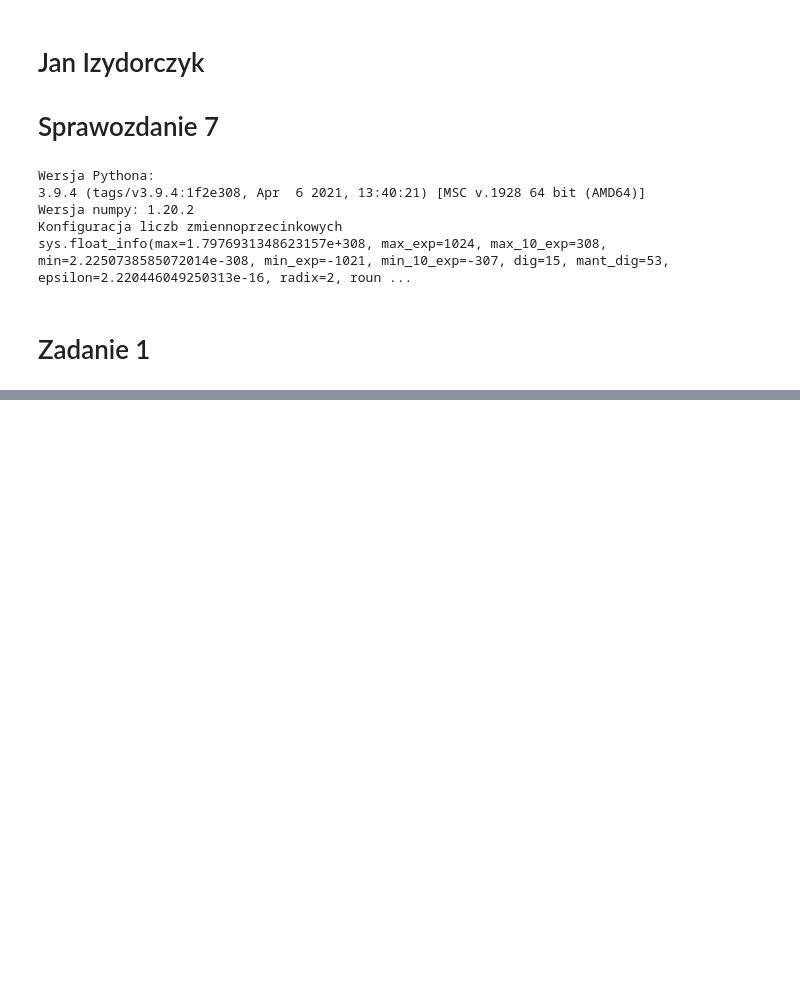
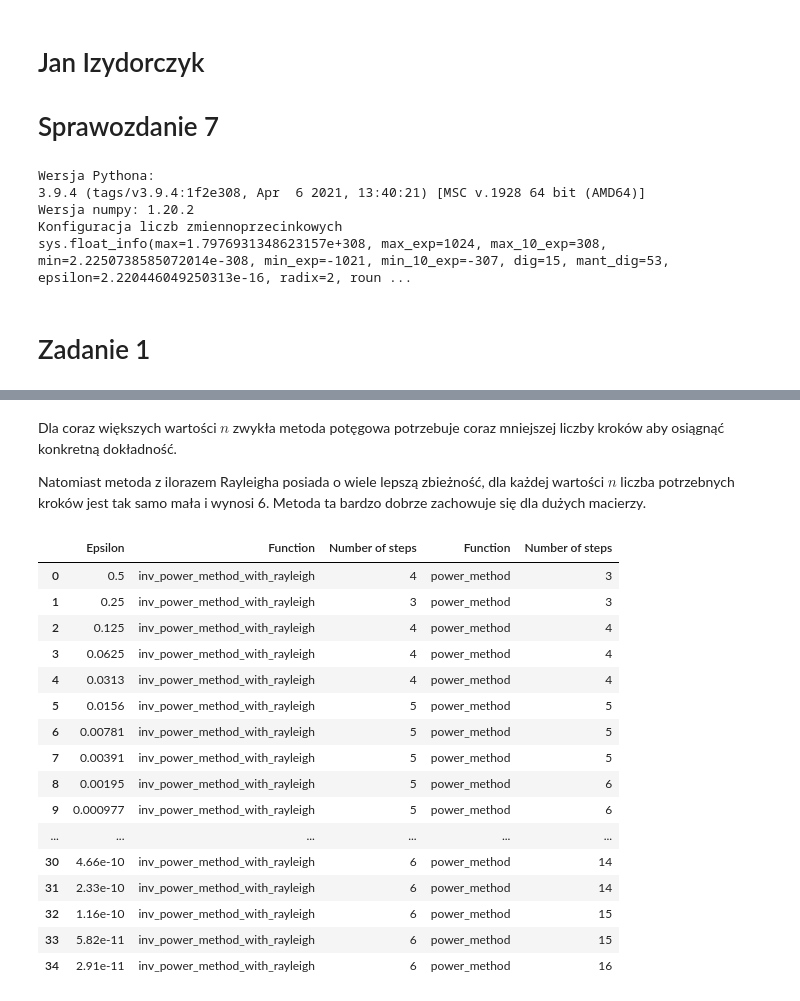
Before and after one commit to Janix4000/Mownit-2021, a Jupyter notebook: lab8/Lab8.ipynb, the cells around one changed output, grey strips where cells are left out. Saved outputs shown, nothing was run; the diff lists cells and outputs as text; code cells hidden in the pictures; blank space fills up the shorter version.

```diff
--- a/lab8/Lab8.ipynb
+++ b/lab8/Lab8.ipynb
@@ -207,0 +402,43 @@ def inv_power_method_with_rayleigh(M, sigma, x_0=None, epsilon=None, max_steps=N
+# %% [markdown]
+Dla coraz większych wartości $n$ zwykła metoda potęgowa potrzebuje coraz mniejszej liczby kroków aby osiągnąć konkretną dokładność.
+
+Natomiast metoda z ilorazem Rayleigha posiada o wiele lepszą zbieżność, dla każdej wartości $n$ liczba potrzebnych kroków jest tak samo mała i wynosi 6. Metoda ta bardzo dobrze zachowuje się dla dużych macierzy.
+# %%
+data = []
+epsilons = np.logspace(-1, -35, -1 - (-35) + 1, base=2)
+
+funs = [lambda A, x_0, buff, epsilon: inv_power_method_with_rayleigh(A, x_0=x_0, use_inv=False, epsilon=epsilon, epsilon_buff=buff),
+        lambda A, x_0, buff, epsilon: power_method(A, x_0=x_0, epsilon=epsilon, epsilon_buff=buff)]
+names = ['inv_power_method_with_rayleigh', 'power_method']
+
+n = 20
+
+for epsilon in epsilons:
+    d = [f'{nstr(mpf(epsilon), 3)}']
+    M = rand_symm(n)
+    buffs = [[], []]
+    x_0 = np.random.rand(n, 1)
+    for f, name, buff in zip(funs, names, buffs):
+        f(M, x_0, buff, epsilon)
+        d += [name, str(len(buff))]
+    data.append(d)
+
+pd.DataFrame(data, columns=['Epsilon', 'Function', 'Number of steps', 'Function', 'Number of steps'])
+# %% [output]
+|  | Epsilon | Function | Number of steps | Function | Number of steps |
+| 0 | 0.5 | inv_power_method_with_rayleigh | 4 | power_method | 3 |
+| 1 | 0.25 | inv_power_method_with_rayleigh | 3 | power_method | 3 |
+| 2 | 0.125 | inv_power_method_with_rayleigh | 4 | power_method | 4 |
+| 3 | 0.0625 | inv_power_method_with_rayleigh | 4 | power_method | 4 |
+| 4 | 0.0313 | inv_power_method_with_rayleigh | 4 | power_method | 4 |
+| 5 | 0.0156 | inv_power_method_with_rayleigh | 5 | power_method | 5 |
+| 6 | 0.00781 | inv_power_method_with_rayleigh | 5 | power_method | 5 |
+| 7 | 0.00391 | inv_power_method_with_rayleigh | 5 | power_method | 5 |
+| 8 | 0.00195 | inv_power_method_with_rayleigh | 5 | power_method | 6 |
+| 9 | 0.000977 | inv_power_method_with_rayleigh | 5 | power_method | 6 |
+| ... | ... | ... | ... | ... | ... |
+| 30 | 4.66e-10 | inv_power_method_with_rayleigh | 6 | power_method | 14 |
+| 31 | 2.33e-10 | inv_power_method_with_rayleigh | 6 | power_method | 14 |
+| 32 | 1.16e-10 | inv_power_method_with_rayleigh | 6 | power_method | 15 |
+| 33 | 5.82e-11 | inv_power_method_with_rayleigh | 6 | power_method | 15 |
+| 34 | 2.91e-11 | inv_power_method_with_rayleigh | 6 | power_method | 16 |
```
Also changed, not shown: parts of 32 cells of this notebook.
